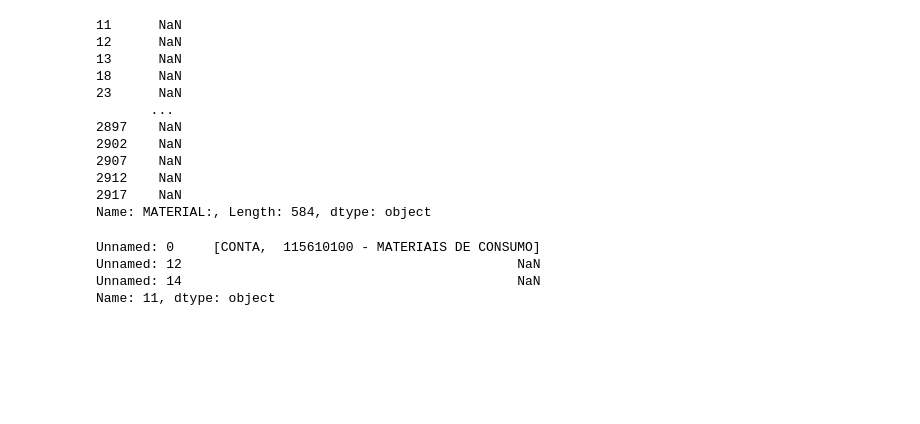
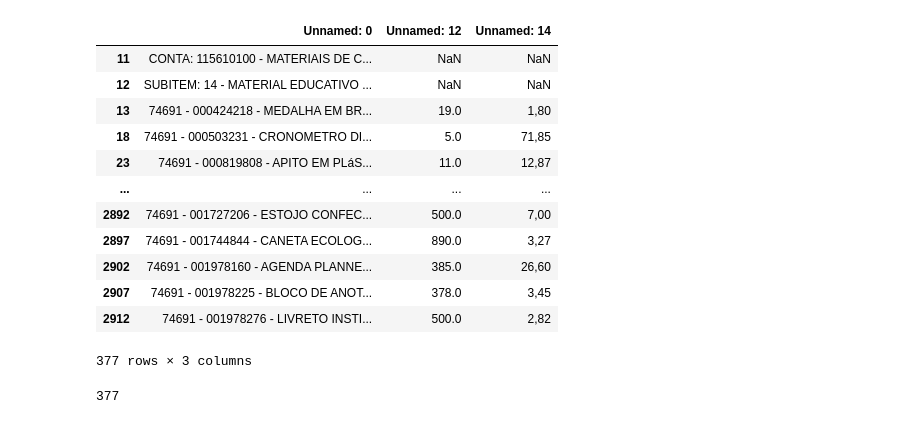
Before and after one commit to ricardoseminsta/siads_report_data, a Jupyter notebook: siads_csv.ipynb, the cells around one changed output. Saved outputs shown, nothing was run; the diff lists cells and outputs as text; code cells hidden in the pictures; blank space fills up the shorter version.

```diff
--- a/siads_csv.ipynb
+++ b/siads_csv.ipynb
@@ -1,39 +1,55 @@
 # %%
 import pandas as pd
 pd.set_option('max_colwidth', 100)
 
 siads_csv = pd.read_csv('2024-10-17-SIADS_RelatorioInventario.csv', on_bad_lines='skip', encoding='utf-8')
 
-# siads_csv = siads_csv[['Unnamed: 0', 'Unnamed: 12', 'Unnamed: 14']]
-uasg = '151911'
-ug = '26418'
-ourg = '74691'
+
+uasg = ''
+uasg_nome = ''
+ug = ''
+ug_nome = ''
+ourg = ''
+
 # Remover valores NaN da coluna 'Unnamed: 0' antes de aplicar .str.contains()
-siads_csv = siads_csv[siads_csv['Unnamed: 0'].notna()]
+ug_info = siads_csv[siads_csv['MATERIAL:'].notna()]
+ug_info = ug_info['26418 - INST.FED.DE EDUC.,CIENC.E TEC.DE PERNAMBUCO']
+ug_info = ug_info[ug_info.notna()]
+ug_info = ug_info.drop_duplicates()
+ug_info = ug_info.rename("infos")
+# ug_info = ug_info[ug_info['26418 - INST.FED.DE EDUC.,CIENC.E TEC.DE PERNAMBUCO'].str.contains('-')]
+# ug_info.to_clipboard(index=False)
+uasg = ug_info.iloc[0].split('-')
+uasg_nome = uasg[1].strip()
+uasg = uasg[0].strip()
+
+ug = ug_info.iloc[1].split('-')
+ug_nome = ug[1].strip()
+ug = ug[0].strip()
+# print(uasg, uasg_nome, ug, ug_nome)
+# uasg = ug_info['26418 - INST.FED.DE EDUC.,CIENC.E TEC.DE PERNAMBUCO']
 
 # Aplicar o filtro somente nas linhas que contém '-'
-# siads_csv = siads_csv[siads_csv['Unnamed: 0'].str.contains('-')]
-print(siads_csv['MATERIAL:'].str.contains('-'))
+siads_csv = siads_csv[['Unnamed: 0', 'Unnamed: 12', 'Unnamed: 14']]
+siads_csv = siads_csv[siads_csv['Unnamed: 0'].notna()]
+siads_csv = siads_csv[siads_csv['Unnamed: 0'].str.contains('-')]
+siads_csv = siads_csv.drop_duplicates()
+# print(siads_csv['MATERIAL:'].str.contains('-'))
 siads_csv.to_clipboard(index=False)
-# display(siads_csv)
+display(siads_csv)
+print(len(siads_csv))
 # %% [output]
+|  | Unnamed: 0 | Unnamed: 12 | Unnamed: 14 |
+| 11 | CONTA: 115610100 - MATERIAIS DE C... | NaN | NaN |
+| 12 | SUBITEM: 14 - MATERIAL EDUCATIVO ... | NaN | NaN |
+| 13 | 74691 - 000424218 - MEDALHA EM BR... | 19.0 | 1,80 |
+| 18 | 74691 - 000503231 - CRONOMETRO DI... | 5.0 | 71,85 |
+| 23 | 74691 - 000819808 - APITO EM PLáS... | 11.0 | 12,87 |
+| ... | ... | ... | ... |
+| 2892 | 74691 - 001727206 - ESTOJO CONFEC... | 500.0 | 7,00 |
+| 2897 | 74691 - 001744844 - CANETA ECOLOG... | 890.0 | 3,27 |
+| 2902 | 74691 - 001978160 - AGENDA PLANNE... | 385.0 | 26,60 |
+| 2907 | 74691 - 001978225 - BLOCO DE ANOT... | 378.0 | 3,45 |
+| 2912 | 74691 - 001978276 - LIVRETO INSTI... | 500.0 | 2,82 |
-11      NaN
-12      NaN
-13      NaN
-18      NaN
-23      NaN
-       ...
-2897    NaN
-2902    NaN
-2907    NaN
-2912    NaN
-2917    NaN
-Name: MATERIAL:, Length: 584, dtype: object
+377 rows × 3 columns
+377
-# %%
-# print(siads_csv.iloc[0].str.contains(':') )
-print(siads_csv.iloc[0].str.split(':') )
-# %% [output]
-Unnamed: 0     [CONTA,  115610100 - MATERIAIS DE CONSUMO]
-Unnamed: 12                                           NaN
-Unnamed: 14                                           NaN
-Name: 11, dtype: object
```
Also changed, not shown: parts of 6 cells of this notebook, 1 other file.
